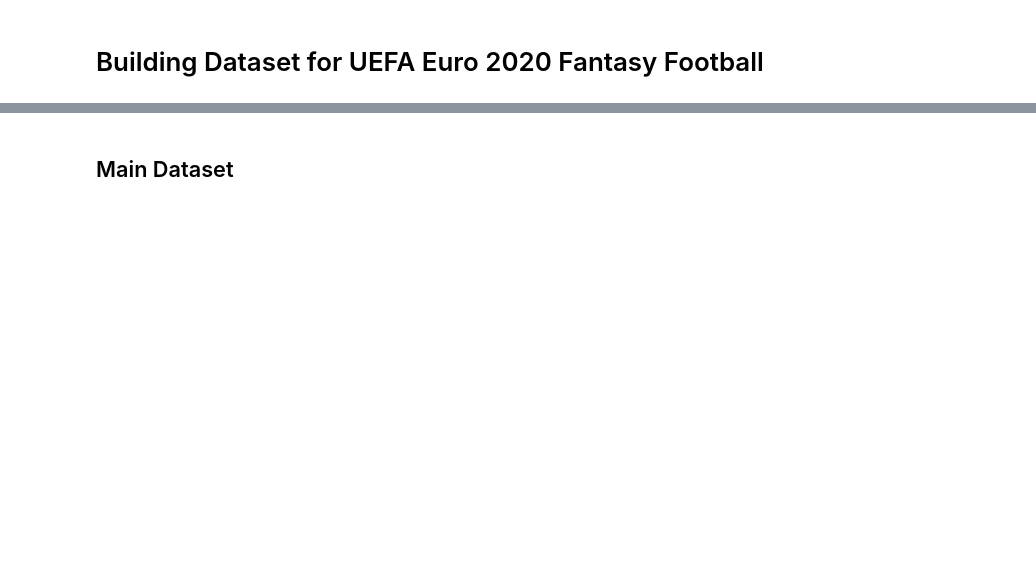
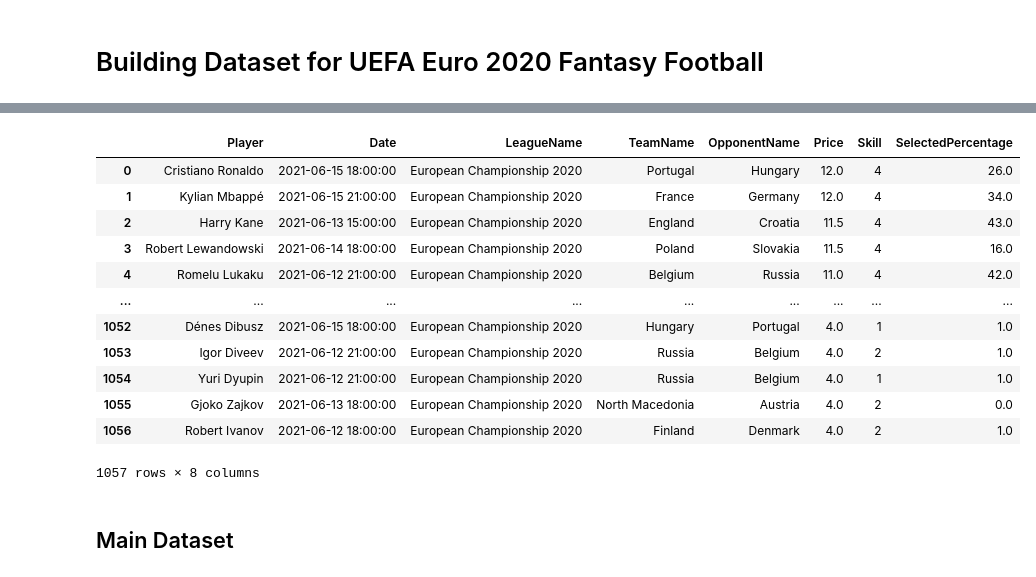
Before and after one commit to christianwbsn/moneyball, a Jupyter notebook: notebooks/1-building-dataset.ipynb, the cells around one changed output, grey strips where cells are left out. Drawn from its saved outputs; the diff is of its cells as text; code cells hidden in the pictures; blank space fills up the shorter version.

```diff
--- a/notebooks/1-building-dataset.ipynb
+++ b/notebooks/1-building-dataset.ipynb
@@ -10,0 +43,4 @@ DATA_DIR = '../data'
+# %%
+player_df = construct_dataframe(players)
+# %%
+player_df['Date'] = pd.to_datetime(player_df["Date"])
@@ -10,0 +216,9 @@ DATA_DIR = '../data'
+# %%
+def map_name(name):
+    global name_mapping
+    if name in name_mapping.keys():
+        return name_mapping[name]
+    else:
+        return name
+# %%
+player_df['Player'] = player_df['Player'].apply(map_name)
@@ -11,3 +227,19 @@ DATA_DIR = '../data'
+# %%
+player_df
+# %% [output]
+|  | Player | Date | LeagueName | TeamName | OpponentName | Price | Skill | SelectedPercentage |
+| 0 | Cristiano Ronaldo | 2021-06-15 18:00:00 | European Championship 2020 | Portugal | Hungary | 12.0 | 4 | 26.0 |
+| 1 | Kylian Mbappé | 2021-06-15 21:00:00 | European Championship 2020 | France | Germany | 12.0 | 4 | 34.0 |
+| 2 | Harry Kane | 2021-06-13 15:00:00 | European Championship 2020 | England | Croatia | 11.5 | 4 | 43.0 |
+| 3 | Robert Lewandowski | 2021-06-14 18:00:00 | European Championship 2020 | Poland | Slovakia | 11.5 | 4 | 16.0 |
+| 4 | Romelu Lukaku | 2021-06-12 21:00:00 | European Championship 2020 | Belgium | Russia | 11.0 | 4 | 42.0 |
+| ... | ... | ... | ... | ... | ... | ... | ... | ... |
+| 1052 | Dénes Dibusz | 2021-06-15 18:00:00 | European Championship 2020 | Hungary | Portugal | 4.0 | 1 | 1.0 |
+| 1053 | Igor Diveev | 2021-06-12 21:00:00 | European Championship 2020 | Russia | Belgium | 4.0 | 2 | 1.0 |
+| 1054 | Yuri Dyupin | 2021-06-12 21:00:00 | European Championship 2020 | Russia | Belgium | 4.0 | 1 | 1.0 |
+| 1055 | Gjoko Zajkov | 2021-06-13 18:00:00 | European Championship 2020 | North Macedonia | Austria | 4.0 | 2 | 0.0 |
+| 1056 | Robert Ivanov | 2021-06-12 18:00:00 | European Championship 2020 | Finland | Denmark | 4.0 | 2 | 1.0 |
+1057 rows × 8 columns
 # %% [markdown]
 ## Main Dataset
 # %%
```
Also changed, not shown: parts of 71 cells of this notebook, 6 other files.
